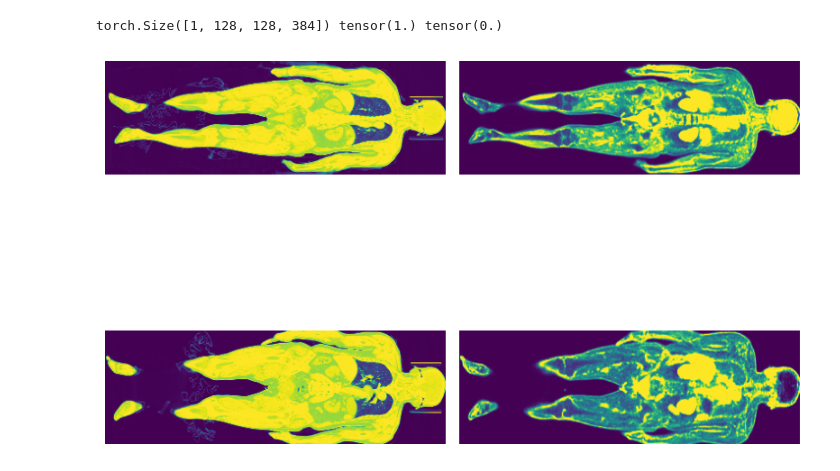
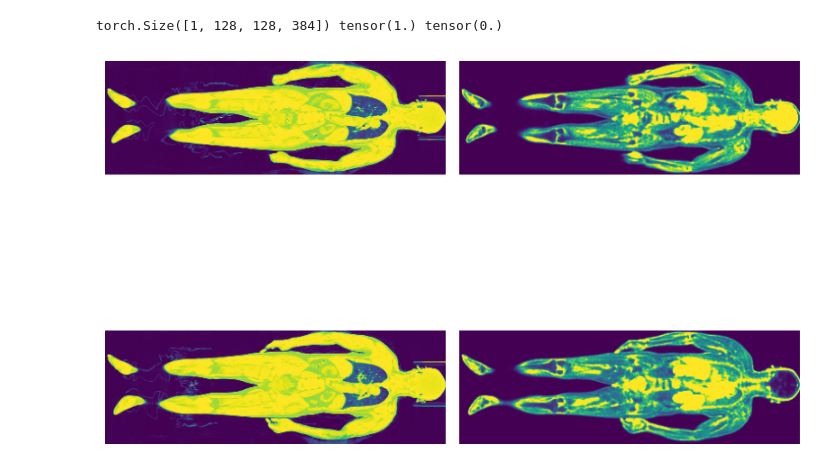
Before and after one commit to XiangcenWu/psma_gen, a Jupyter notebook: data_process/read_h5.ipynb, the cells around one changed output. Drawn from its saved outputs; the diff is of its cells as text; code cells hidden in the pictures.

```diff
--- a/data_process/read_h5.ipynb
+++ b/data_process/read_h5.ipynb
@@ -1,6 +1,4 @@
 # %%
-
-
 import h5py
 import torch
 import matplotlib.pyplot as plt
@@ -31,32 +29,32 @@ def plot_four_images(img1, img2, img3, img4, titles=None):
 def load_h5(file_name: str):
 
     with h5py.File(file_name, 'r') as h5_file:
 
         fdg_ct = torch.from_numpy(h5_file['fdg_ct'][:])
 
         fdg_pt = torch.from_numpy(h5_file['fdg_pt'][:])
 
         psma_ct = torch.from_numpy(h5_file['psma_ct'][:])
 
         psma_pt = torch.from_numpy(h5_file['psma_pt'][:])
 
 
 
     return fdg_ct, fdg_pt, psma_ct, psma_pt
 
 
-file = '/data/xiangcen/pet_gen/processed/batch1/邵耀明/data_h5.h5'
+file = '/data/xiangcen/pet_gen/processed/batch1/李伯生/data_h5.h5'
 
 fdg_ct, fdg_pt, psma_ct, psma_pt = load_h5(file)
 
 print(fdg_ct.shape, torch.max(fdg_ct), torch.min(fdg_ct))
 
 
 # Usage:
 idx = 80
 # Usage:
 plot_four_images(fdg_ct[0, idx, :, :], fdg_pt[0, idx, :, :],
                  psma_ct[0, idx, :, :], psma_pt[0, idx, :, :])
 # %% [output]
 torch.Size([1, 128, 128, 384]) tensor(1.) tensor(0.)
-[figure, old version]
+[figure, new version]
```
Also changed, not shown: 2 other files.
